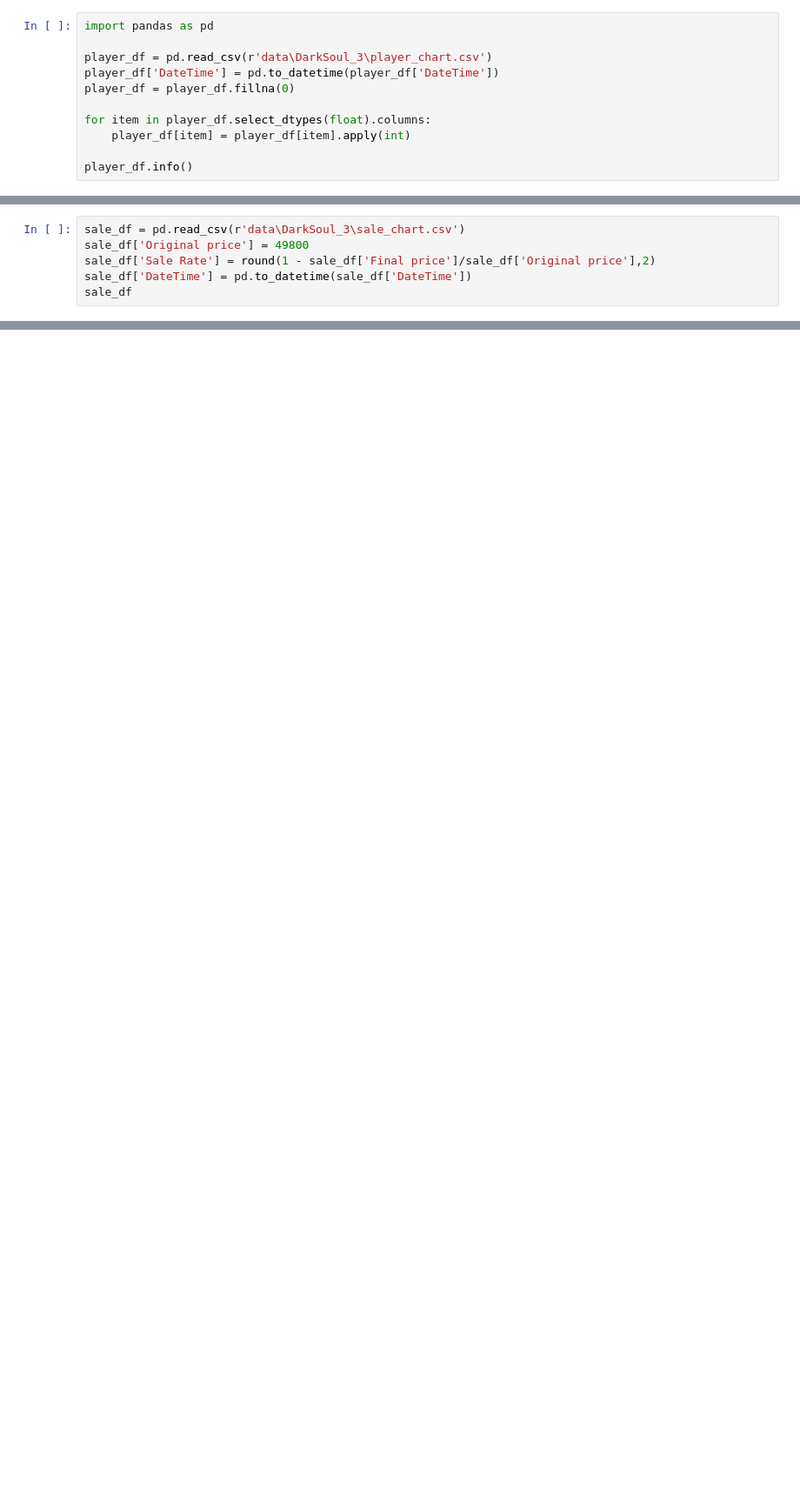
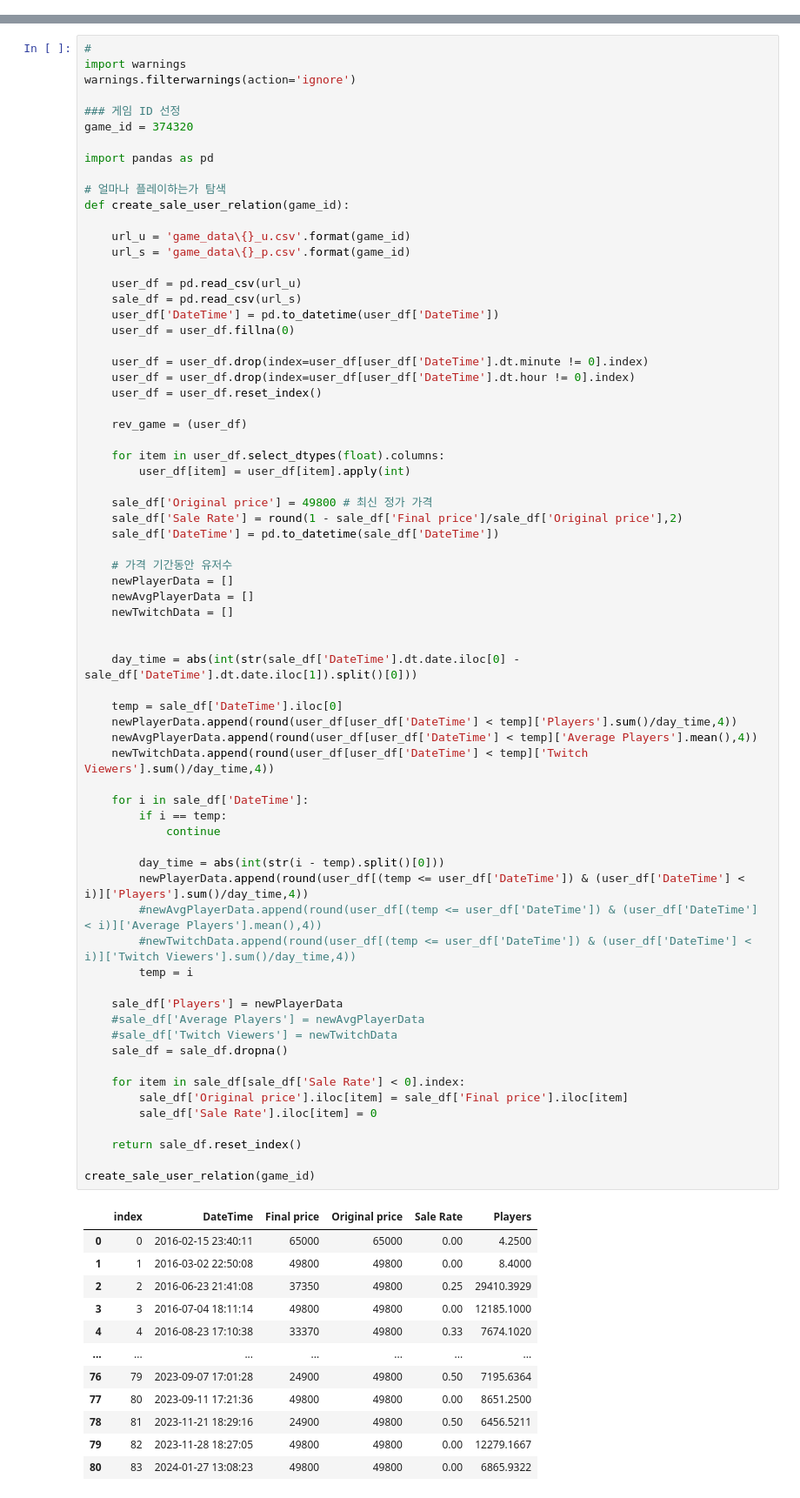
Before and after one commit to ReDocu/SingleProject, a Jupyter notebook: R_T01/temp.ipynb, the cells around one changed output, grey strips where cells are left out. Shown at 87% size. Saved outputs shown, nothing was run; the diff lists cells and outputs as text; blank space fills up the shorter version.

Commit message:
data_setup

```diff
--- a/R_T01/temp.ipynb
+++ b/R_T01/temp.ipynb
@@ -1,11 +0,0 @@
-# %%
-import pandas as pd
-
-player_df = pd.read_csv(r'data\DarkSoul_3\player_chart.csv')
-player_df['DateTime'] = pd.to_datetime(player_df['DateTime'])
-player_df = player_df.fillna(0)
-
-for item in player_df.select_dtypes(float).columns:
-    player_df[item] = player_df[item].apply(int)
-
-player_df.info()
@@ -23,6 +0,0 @@ memory usage: 106.0 KB
-# %%
-sale_df = pd.read_csv(r'data\DarkSoul_3\sale_chart.csv')
-sale_df['Original price'] = 49800
-sale_df['Sale Rate'] = round(1 - sale_df['Final price']/sale_df['Original price'],2)
-sale_df['DateTime'] = pd.to_datetime(sale_df['DateTime'])
-sale_df
@@ -42,0 +4,82 @@ sale_df
+# %%
+#
+import warnings
+warnings.filterwarnings(action='ignore')
+
+### 게임 ID 선정
+game_id = 374320
+
+import pandas as pd
+
+# 얼마나 플레이하는가 탐색
+def create_sale_user_relation(game_id):
+
+    url_u = 'game_data\{}_u.csv'.format(game_id)
+    url_s = 'game_data\{}_p.csv'.format(game_id)
+
+    user_df = pd.read_csv(url_u)
+    sale_df = pd.read_csv(url_s)
+    user_df['DateTime'] = pd.to_datetime(user_df['DateTime'])
+    user_df = user_df.fillna(0)
+
+    user_df = user_df.drop(index=user_df[user_df['DateTime'].dt.minute != 0].index)
+    user_df = user_df.drop(index=user_df[user_df['DateTime'].dt.hour != 0].index)
+    user_df = user_df.reset_index()
+
+    rev_game = (user_df)
+
+    for item in user_df.select_dtypes(float).columns:
+        user_df[item] = user_df[item].apply(int)
+
+    sale_df['Original price'] = 49800 # 최신 정가 가격
+    sale_df['Sale Rate'] = round(1 - sale_df['Final price']/sale_df['Original price'],2)
+    sale_df['DateTime'] = pd.to_datetime(sale_df['DateTime'])
+
+    # 가격 기간동안 유저수
+    newPlayerData = []
+    newAvgPlayerData = []
+    newTwitchData = []
+
+
+    day_time = abs(int(str(sale_df['DateTime'].dt.date.iloc[0] - sale_df['DateTime'].dt.date.iloc[1]).split()[0]))
+
+    temp = sale_df['DateTime'].iloc[0]
+    newPlayerData.append(round(user_df[user_df['DateTime'] < temp]['Players'].sum()/day_time,4))
+    newAvgPlayerData.append(round(user_df[user_df['DateTime'] < temp]['Average Players'].mean(),4))
+    newTwitchData.append(round(user_df[user_df['DateTime'] < temp]['Twitch Viewers'].sum()/day_time,4))
+
+    for i in sale_df['DateTime']:
+        if i == temp:
+            continue
+
+        day_time = abs(int(str(i - temp).split()[0]))
+        newPlayerData.append(round(user_df[(temp <= user_df['DateTime']) & (user_df['DateTime'] < i)]['Players'].sum()/day_time,4))
+        #newAvgPlayerData.append(round(user_df[(temp <= user_df['DateTime']) & (user_df['DateTime'] < i)]['Average Players'].mean(),4))
+        #newTwitchData.append(round(user_df[(temp <= user_df['DateTime']) & (user_df['DateTime'] < i)]['Twitch Viewers'].sum()/day_time,4))
+        temp = i
+
+    sale_df['Players'] = newPlayerData
+    #sale_df['Average Players'] = newAvgPlayerData
+    #sale_df['Twitch Viewers'] = newTwitchData
+    sale_df = sale_df.dropna()
+
+    for item in sale_df[sale_df['Sale Rate'] < 0].index:
+        sale_df['Original price'].iloc[item] = sale_df['Final price'].iloc[item]
+        sale_df['Sale Rate'].iloc[item] = 0
+
+    return sale_df.reset_index()
+
+create_sale_user_relation(game_id)
+# %% [output]
+|  | index | DateTime | Final price | Original price | Sale Rate | Players |
+| 0 | 0 | 2016-02-15 23:40:11 | 65000 | 65000 | 0.00 | 4.2500 |
+| 1 | 1 | 2016-03-02 22:50:08 | 49800 | 49800 | 0.00 | 8.4000 |
+| 2 | 2 | 2016-06-23 21:41:08 | 37350 | 49800 | 0.25 | 29410.3929 |
+| 3 | 3 | 2016-07-04 18:11:14 | 49800 | 49800 | 0.00 | 12185.1000 |
+| 4 | 4 | 2016-08-23 17:10:38 | 33370 | 49800 | 0.33 | 7674.1020 |
+| ... | ... | ... | ... | ... | ... | ... |
+| 76 | 79 | 2023-09-07 17:01:28 | 24900 | 49800 | 0.50 | 7195.6364 |
+| 77 | 80 | 2023-09-11 17:21:36 | 49800 | 49800 | 0.00 | 8651.2500 |
+| 78 | 81 | 2023-11-21 18:29:16 | 24900 | 49800 | 0.50 | 6456.5211 |
+| 79 | 82 | 2023-11-28 18:27:05 | 49800 | 49800 | 0.00 | 12279.1667 |
+| 80 | 83 | 2024-01-27 13:08:23 | 49800 | 49800 | 0.00 | 6865.9322 |
```
Also changed, not shown: parts of 12 cells of this notebook, 13 other files.
